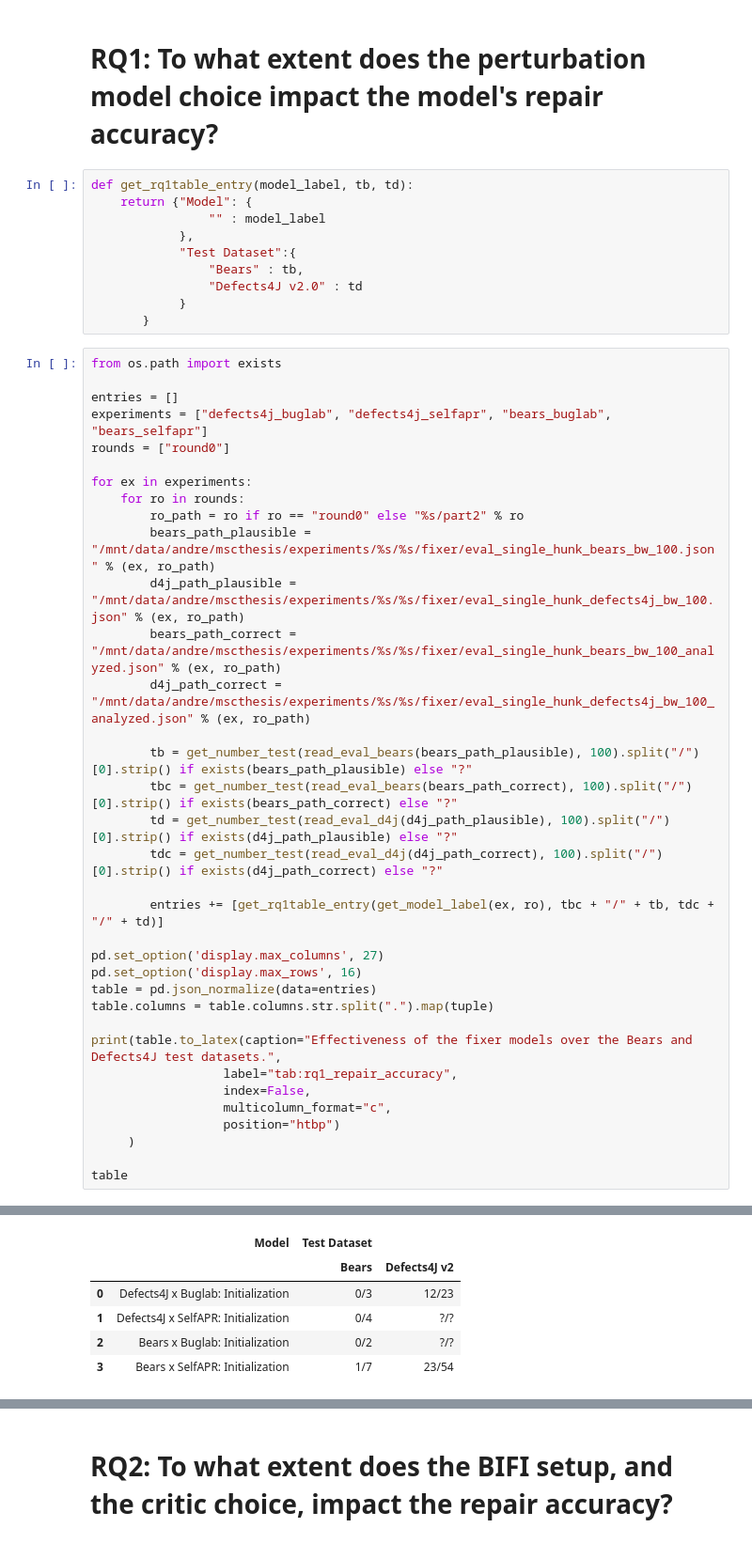
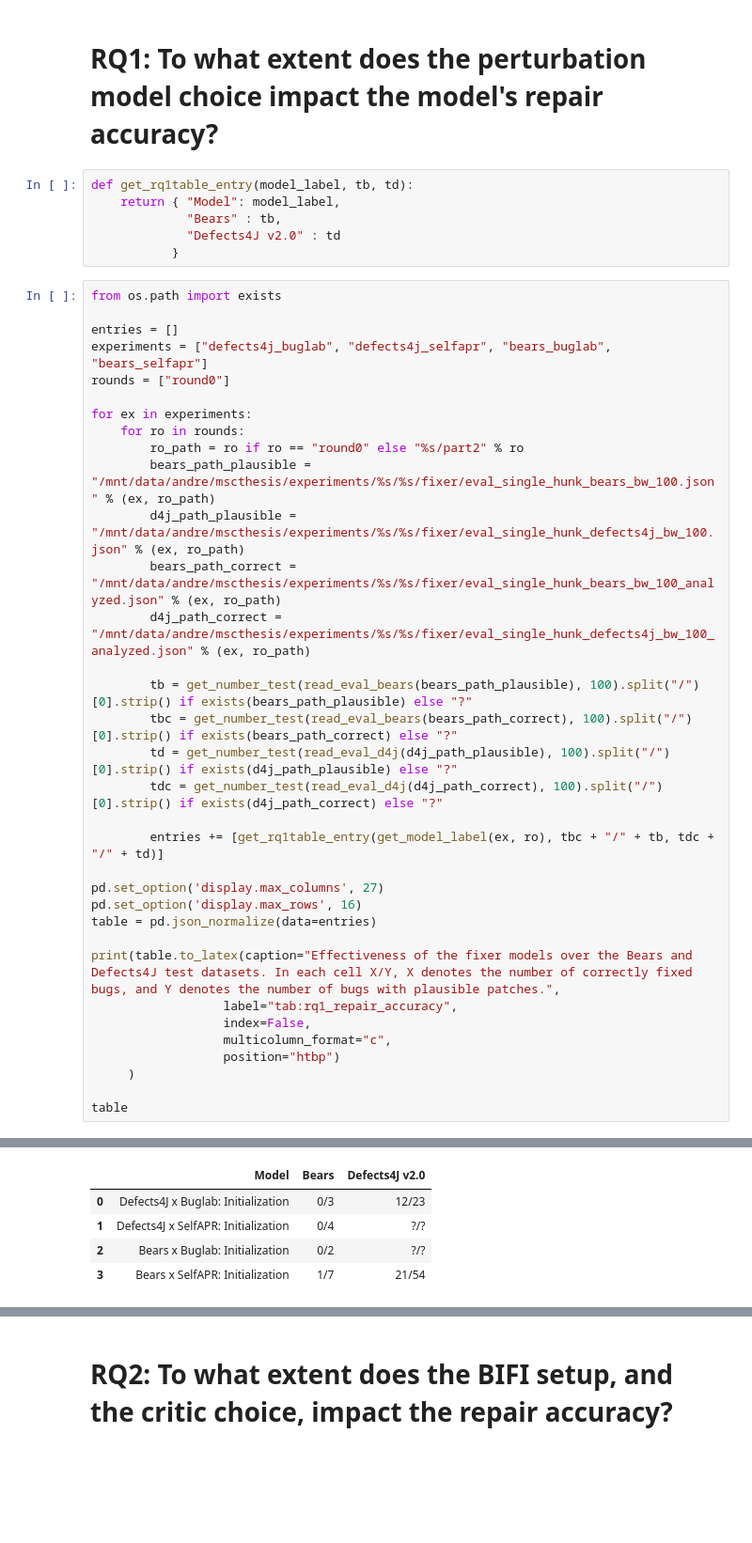
Before and after one commit to andre15silva/mufin, a Jupyter notebook: models_analysis.ipynb, the cells around one changed output, grey strips where cells are left out. Shown: that part at 94% size. Saved outputs shown, nothing was run; the diff lists cells and outputs as text; blank space fills up the shorter version.

```diff
--- a/models_analysis.ipynb
+++ b/models_analysis.ipynb
@@ -157,14 +157,10 @@ table
 # RQ1: To what extent does the perturbation model choice impact the model's repair accuracy?
 # %%
 def get_rq1table_entry(model_label, tb, td):
-    return {"Model": {
-                "" : model_label
-            },
-            "Test Dataset":{
-                "Bears" : tb,
-                "Defects4J v2.0" : td
-            }
-       }
+    return { "Model": model_label,
+             "Bears" : tb,
+             "Defects4J v2.0" : td
+           }
 # %%
 from os.path import exists
 
@@ -190,9 +186,8 @@ for ex in experiments:
 pd.set_option('display.max_columns', 27)
 pd.set_option('display.max_rows', 16)
 table = pd.json_normalize(data=entries)
-table.columns = table.columns.str.split(".").map(tuple)
 
-print(table.to_latex(caption="Effectiveness of the fixer models over the Bears and Defects4J test datasets.",
+print(table.to_latex(caption="Effectiveness of the fixer models over the Bears and Defects4J test datasets. In each cell X/Y, X denotes the number of correctly fixed bugs, and Y denotes the number of bugs with plausible patches.",
                   label="tab:rq1_repair_accuracy",
                   index=False,
                   multicolumn_format="c",
@@ -217,12 +211,11 @@ Defects4J x SelfAPR: Initialization &          0/4 &          ?/? \\
 \bottomrule
 \end{tabular}
 \end{table}
-|  | Model | Test Dataset |  |
-|  |  | Bears | Defects4J v2 |
+|  | Model | Bears | Defects4J v2.0 |
 | 0 | Defects4J x Buglab: Initialization | 0/3 | 12/23 |
 | 1 | Defects4J x SelfAPR: Initialization | 0/4 | ?/? |
 | 2 | Bears x Buglab: Initialization | 0/2 | ?/? |
-| 3 | Bears x SelfAPR: Initialization | 1/7 | 23/54 |
+| 3 | Bears x SelfAPR: Initialization | 1/7 | 21/54 |
 # %%
 from os.path import exists
 from matplotlib import pyplot as plt
```
Also changed, not shown: parts of 8 cells of this notebook, 4 other files.
